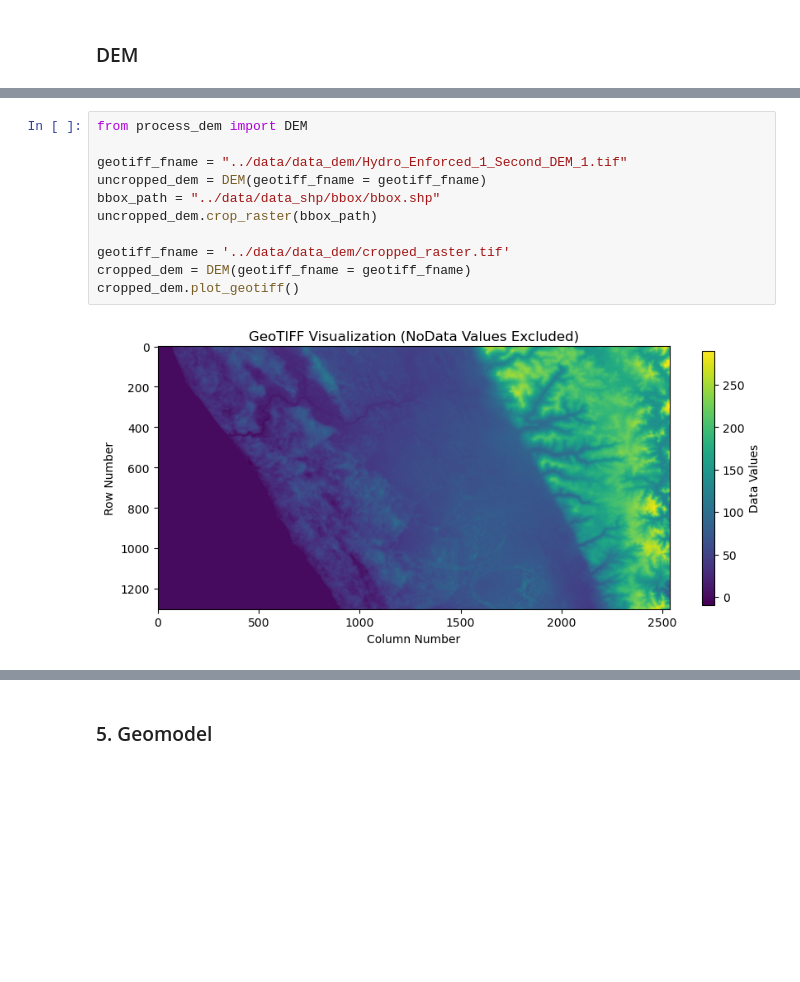
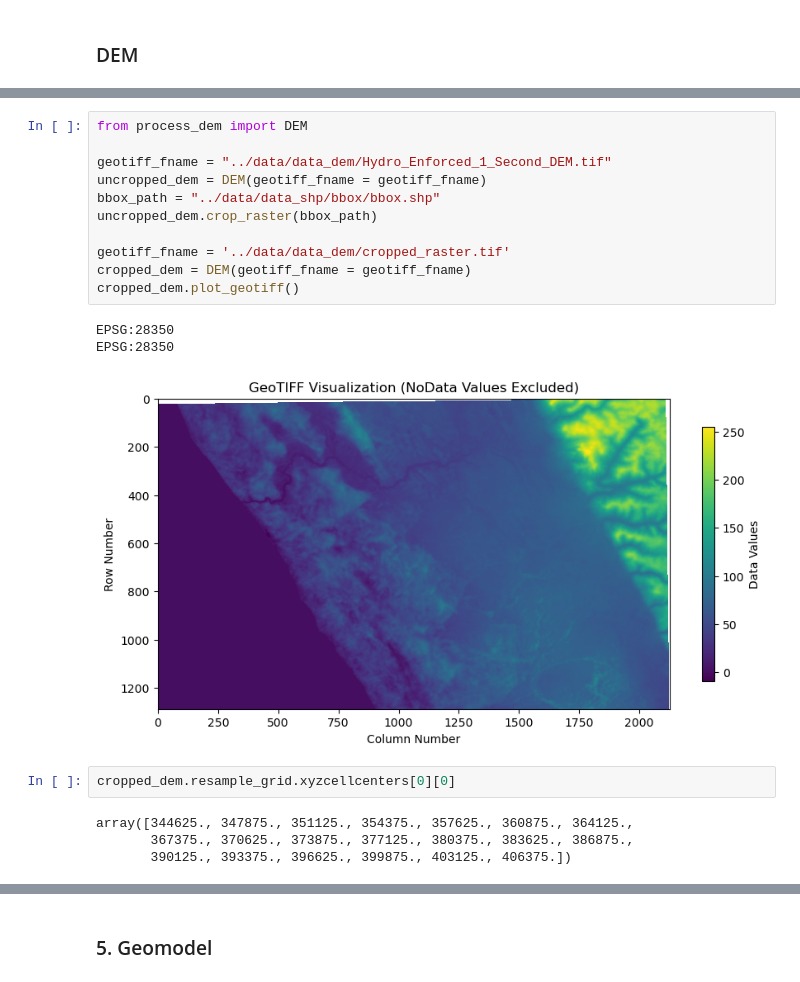
Before and after one commit to malvina-chmielarski/Otorowiri, a Jupyter notebook: scripts/main_script.ipynb, the cells around one changed output, grey strips where cells are left out. Drawn from its saved outputs; the diff is of its cells as text; blank space fills up the shorter version.

```diff
--- a/scripts/main_script.ipynb
+++ b/scripts/main_script.ipynb
@@ -291,13 +275,21 @@ bbox
 # %%
 from process_dem import DEM
 
-geotiff_fname = "../data/data_dem/Hydro_Enforced_1_Second_DEM_1.tif"
+geotiff_fname = "../data/data_dem/Hydro_Enforced_1_Second_DEM.tif"
 uncropped_dem = DEM(geotiff_fname = geotiff_fname)
 bbox_path = "../data/data_shp/bbox/bbox.shp"
 uncropped_dem.crop_raster(bbox_path)
 
 geotiff_fname = '../data/data_dem/cropped_raster.tif'
 cropped_dem = DEM(geotiff_fname = geotiff_fname)
 cropped_dem.plot_geotiff()
 # %% [output]
+EPSG:28350
+EPSG:28350
-[figure, old version]
+[figure, new version]
+# %%
+cropped_dem.resample_grid.xyzcellcenters[0][0]
+# %% [output]
+array([344625., 347875., 351125., 354375., 357625., 360875., 364125.,
+       367375., 370625., 373875., 377125., 380375., 383625., 386875.,
+       390125., 393375., 396625., 399875., 403125., 406375.])
```
Also changed, not shown: parts of 19 cells of this notebook, 1 other file.
